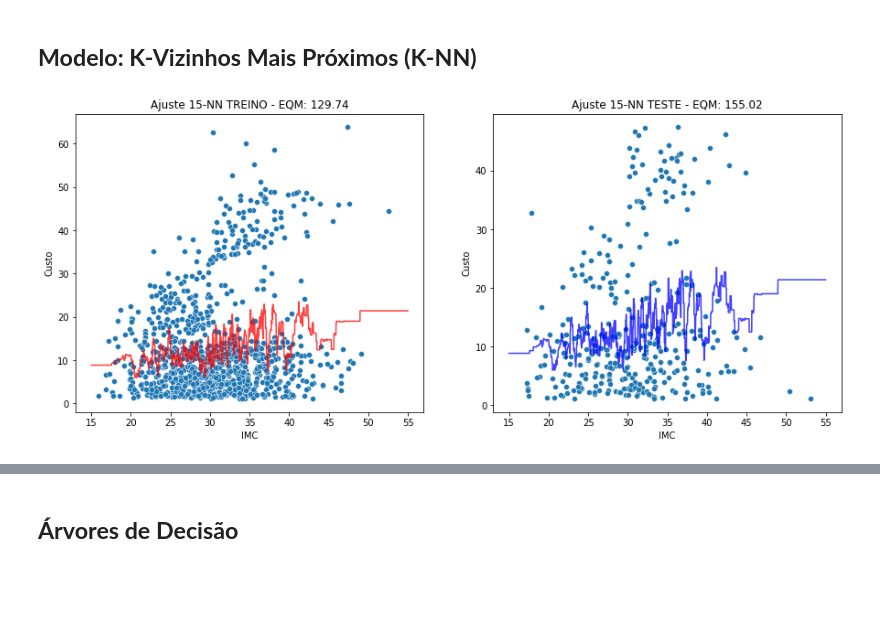
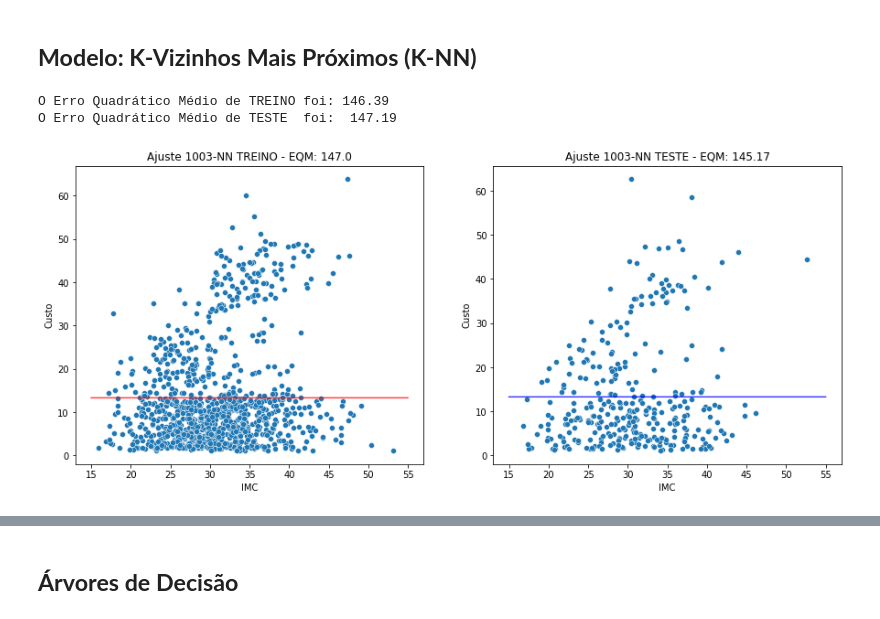
Before and after one commit to gitflai/DDS4, a Jupyter notebook: Aula_8_DDS4_KNN_e_Arvores_de_Decisao.ipynb, the cells around one changed output, grey strips where cells are left out. Cells and saved outputs as stored; diff of their text form; code cells hidden in the pictures; blank space fills up the shorter version.

```diff
--- a/Aula_8_DDS4_KNN_e_Arvores_de_Decisao.ipynb
+++ b/Aula_8_DDS4_KNN_e_Arvores_de_Decisao.ipynb
@@ -69,13 +78,13 @@ np.mean(eqms)
 # %%
 from sklearn.neighbors import KNeighborsRegressor
 
-k = 15
+k = 1003
 
 R = 100
 eqms_treino = []
 eqms_teste = []
 
-X = dados[['bmi', 'smoker']]
+X = dados[['bmi']]
 y = dados['charges']
 
 for i in range(R):
@@ -94,6 +103,9 @@ for i in range(R):
 
 print('O Erro Quadrático Médio de TREINO foi: {:.2f}'.format(np.mean(eqms_treino)))
 print('O Erro Quadrático Médio de TESTE  foi:  {:.2f}'.format(np.mean(eqms_teste)))
+# %% [output]
+O Erro Quadrático Médio de TREINO foi: 146.39
+O Erro Quadrático Médio de TESTE  foi:  147.19
 # %%
 # Gráfico do KNN com 1 Variável
 
@@ -105,39 +117,36 @@ y = dados['charges']
 
 Xtreino, Xteste, ytreino, yteste  = train_test_split(X, y, test_size = 0.25)
 
-k = 17
 knn = KNeighborsRegressor(n_neighbors = k)
 knn.fit(Xtreino, ytreino)
 
 preditos_treino = knn.predict(Xtreino)
 preditos_teste = knn.predict(Xteste)
 
 eqm_treino = mean_squared_error(preditos_treino, ytreino)
 eqm_teste = mean_squared_error(preditos_teste, yteste)
-
-import numpy as np
 
 x = np.arange(15, 55, 0.01)
 y = knn.predict(pd.DataFrame({'bmi': x}))
 
 plt.figure(figsize = (15, 6))
 
 plt.subplot(1, 2, 1)
 sns.scatterplot(x = Xtreino['bmi'], y = ytreino)
 plt.plot(x, y, color = 'red', alpha = 0.75)
 plt.title('Ajuste {}-NN TREINO - EQM: '.format(k) + str(round(eqm_treino, 2)))
 plt.xlabel('IMC')
 plt.ylabel('Custo')
 
 plt.subplot(1, 2, 2)
 sns.scatterplot(x = Xteste['bmi'], y = yteste)
 plt.plot(x, y, color = 'blue', alpha = 0.75)
 plt.title('Ajuste {}-NN TESTE - EQM: '.format(k) + str(round(eqm_teste, 2)))
 plt.xlabel('IMC')
 plt.ylabel('Custo')
 plt.show()
 # %% [output]
-[figure, old version]
+[figure, new version]
 # %%
 # Gráfico do Modelo com 2 Variáveis
 
```
Also changed, not shown: parts of 15 cells of this notebook.
